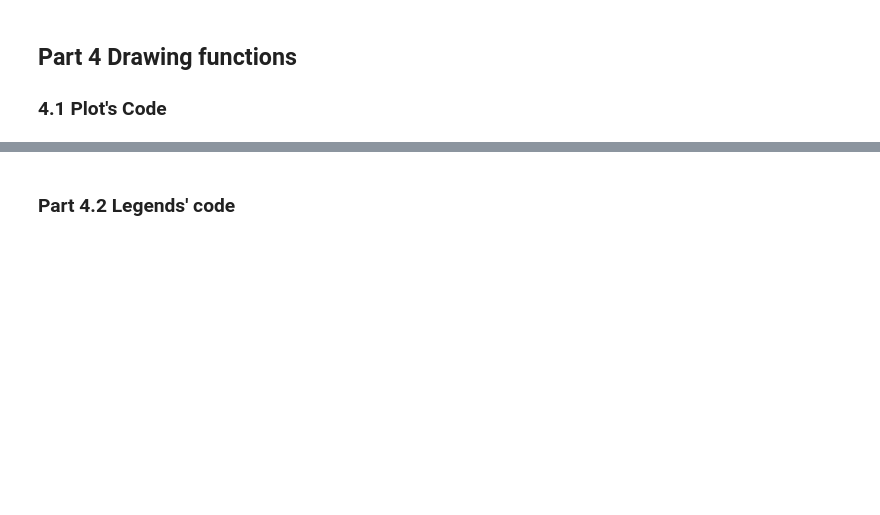
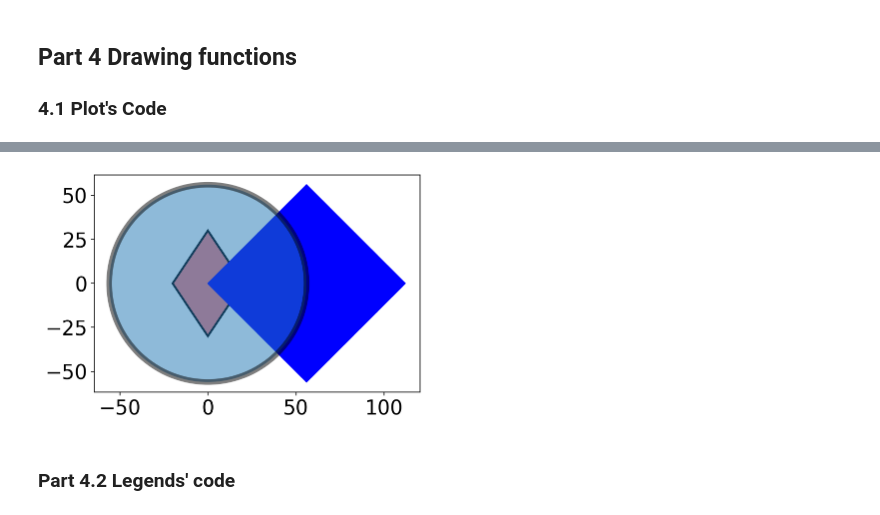
Before and after one commit to DCMLab/wavescapes, a Jupyter notebook: refactoring.ipynb, the cells around one changed output, grey strips where cells are left out. Drawn from its saved outputs; the diff is of its cells as text; code cells hidden in the pictures; blank space fills up the shorter version.

```diff
--- a/refactoring.ipynb
+++ b/refactoring.ipynb
@@ -1073,3 +1101,30 @@ class Wavescape(object):
+# %%
+import matplotlib.pyplot as plt
+from matplotlib.patches import RegularPolygon, Polygon
+import numpy as np
+
+
+offCoord = [[0,0], [56,0]]
+
+fig, ax = plt.subplots(1)
+ax.set_aspect('equal')
+
+pol = Polygon(((-20,0), (0,30), (20, 0), (0,-30)),
+                    fc=(1,0,0,0.5), ec=(0,0,0,1), lw=2)
+
+ax.add_patch(pol)
+
+hex2 = RegularPolygon((offCoord[1][0], offCoord[1][1]), color='blue', numVertices=4, radius=56., alpha=1,edgecolor=None)
+ax.add_patch(hex2)
+
+hex1 = Circle((offCoord[0][0], offCoord[0][1]), facecolor=None, radius=56., alpha=0.5, edgecolor='BLACK', linewidth=5.6)
+ax.add_patch(hex1)
+
+
+plt.autoscale(enable = True)
+plt.show()
+# %% [output]
+[figure, added]
 # %% [markdown]
 ### Part 4.2 Legends' code
 # %% [markdown]
```
Also changed, not shown: parts of 9 cells of this notebook.
